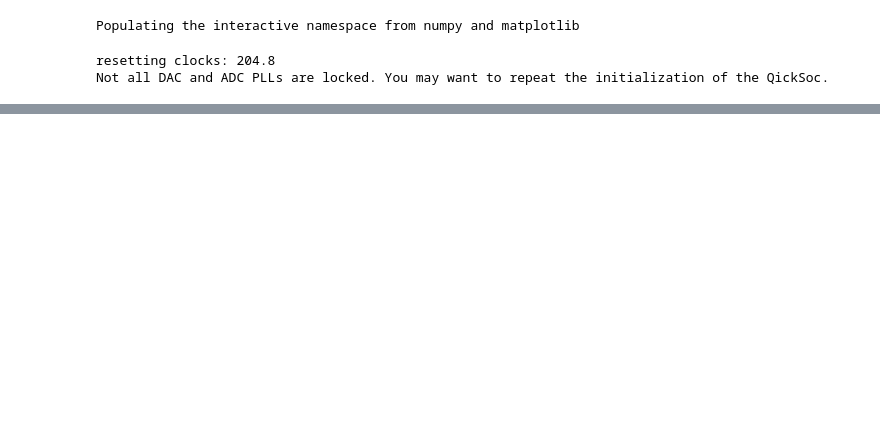
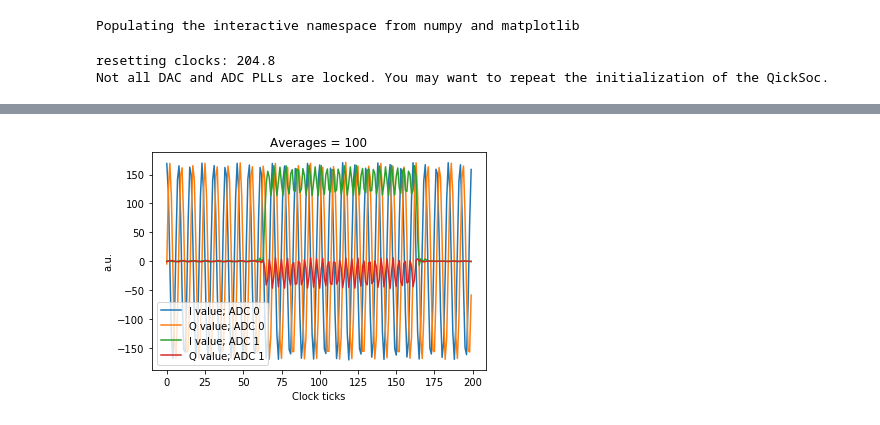
Before and after one commit to khphamh/Yao_fpga, a Jupyter notebook: test trigger delay.ipynb, the cells around one changed output, grey strips where cells are left out. Cells and saved outputs as stored; diff of their text form; code cells hidden in the pictures; blank space fills up the shorter version.

```diff
--- a/test trigger delay.ipynb
+++ b/test trigger delay.ipynb
@@ -285,0 +288,17 @@ plt.plot(time_list[start:], voltage_list)
+# %%
+# Plot results.
+
+plt.figure(1)
+prog =LoopbackProgram(config)
+
+iq0, iq1= prog.acquire_decimated_1(soc, load_pulses=True, progress=True, debug=False)
+plt.plot(iq0[0], label="I value; ADC 0")
+plt.plot(iq0[1], label="Q value; ADC 0")
+plt.plot(iq1[0], label="I value; ADC 1")
+plt.plot(iq1[1], label="Q value; ADC 1")
+plt.ylabel("a.u.")
+plt.xlabel("Clock ticks")
+plt.title("Averages = " + str(config["soft_avgs"]))
+plt.legend()
+plt.savefig("images/Send_recieve_pulse_const.pdf", dpi=350)
+# %% [output]
@@ -285,0 +306 @@ plt.plot(time_list[start:], voltage_list)
+[figure, added]
```
Also changed, not shown: parts of 6 cells of this notebook.
